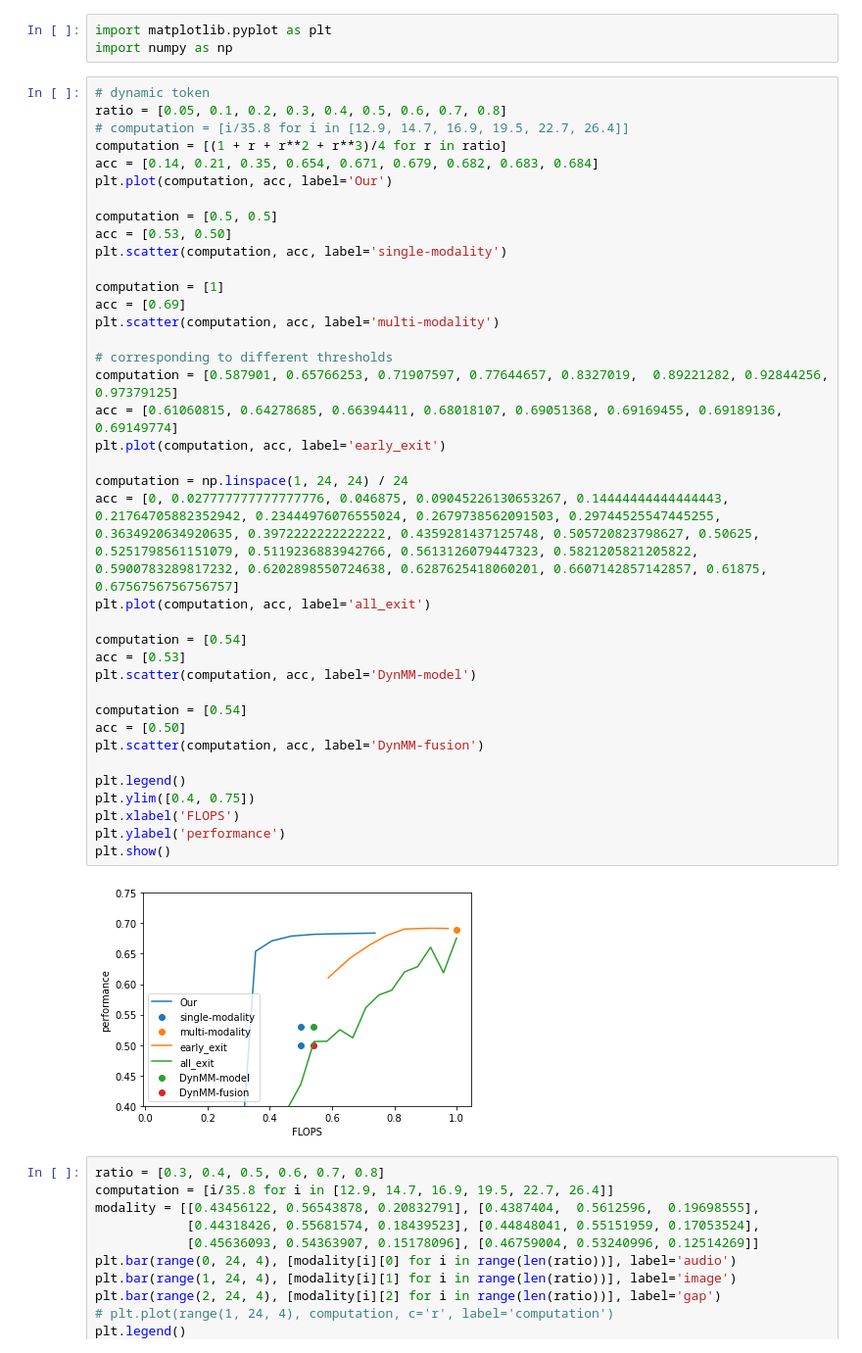
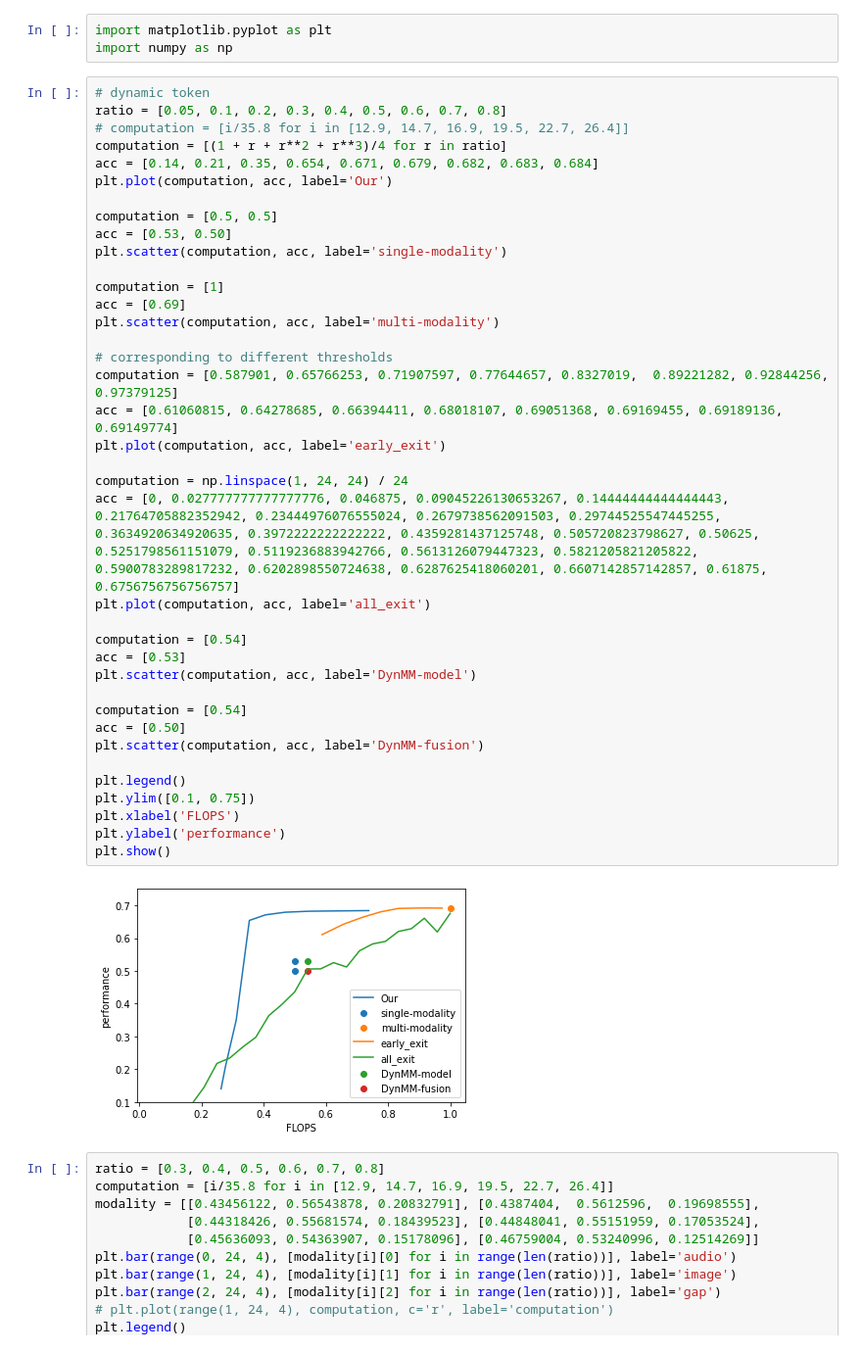
Before and after one commit to lixinghe1999/multi_modal, a Jupyter notebook: plot.ipynb, the cells around one changed output. Shown: that part at 98% size. Drawn from its saved outputs; the diff is of its cells as text.

```diff
--- a/plot.ipynb
+++ b/plot.ipynb
@@ -12,35 +12,35 @@ plt.plot(computation, acc, label='Our')
 computation = [0.5, 0.5]
 acc = [0.53, 0.50]
 plt.scatter(computation, acc, label='single-modality')
 
 computation = [1]
 acc = [0.69]
 plt.scatter(computation, acc, label='multi-modality')
 
 # corresponding to different thresholds
 computation = [0.587901, 0.65766253, 0.71907597, 0.77644657, 0.8327019,  0.89221282, 0.92844256, 0.97379125]
 acc = [0.61060815, 0.64278685, 0.66394411, 0.68018107, 0.69051368, 0.69169455, 0.69189136, 0.69149774]
 plt.plot(computation, acc, label='early_exit')
 
 computation = np.linspace(1, 24, 24) / 24
 acc = [0, 0.027777777777777776, 0.046875, 0.09045226130653267, 0.14444444444444443, 0.21764705882352942, 0.23444976076555024, 0.2679738562091503, 0.29744525547445255, 0.3634920634920635, 0.3972222222222222, 0.4359281437125748, 0.505720823798627, 0.50625, 0.5251798561151079, 0.5119236883942766, 0.5613126079447323, 0.5821205821205822, 0.5900783289817232, 0.6202898550724638, 0.6287625418060201, 0.6607142857142857, 0.61875, 0.6756756756756757]
 plt.plot(computation, acc, label='all_exit')
 
 computation = [0.54]
 acc = [0.53]
 plt.scatter(computation, acc, label='DynMM-model')
 
 computation = [0.54]
 acc = [0.50]
 plt.scatter(computation, acc, label='DynMM-fusion')
 
 plt.legend()
-plt.ylim([0.4, 0.75])
+plt.ylim([0.1, 0.75])
 plt.xlabel('FLOPS')
 plt.ylabel('performance')
 plt.show()
 # %% [output]
-[figure, old version]
+[figure, new version]
 # %%
 ratio = [0.3, 0.4, 0.5, 0.6, 0.7, 0.8]
 computation = [i/35.8 for i in [12.9, 14.7, 16.9, 19.5, 22.7, 26.4]]
```
Also changed, not shown: 3 other files.
